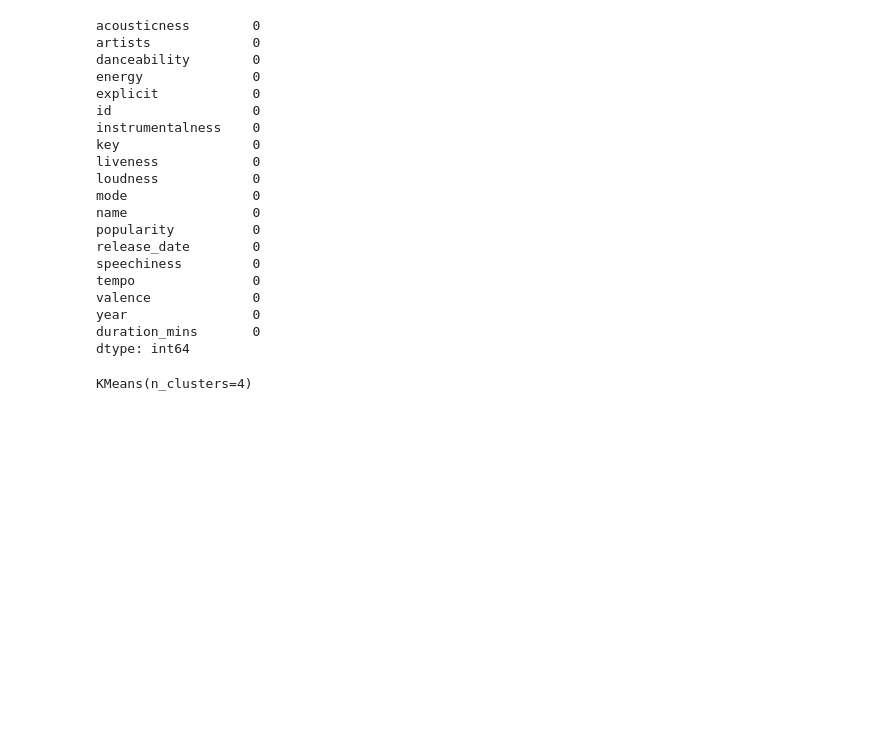
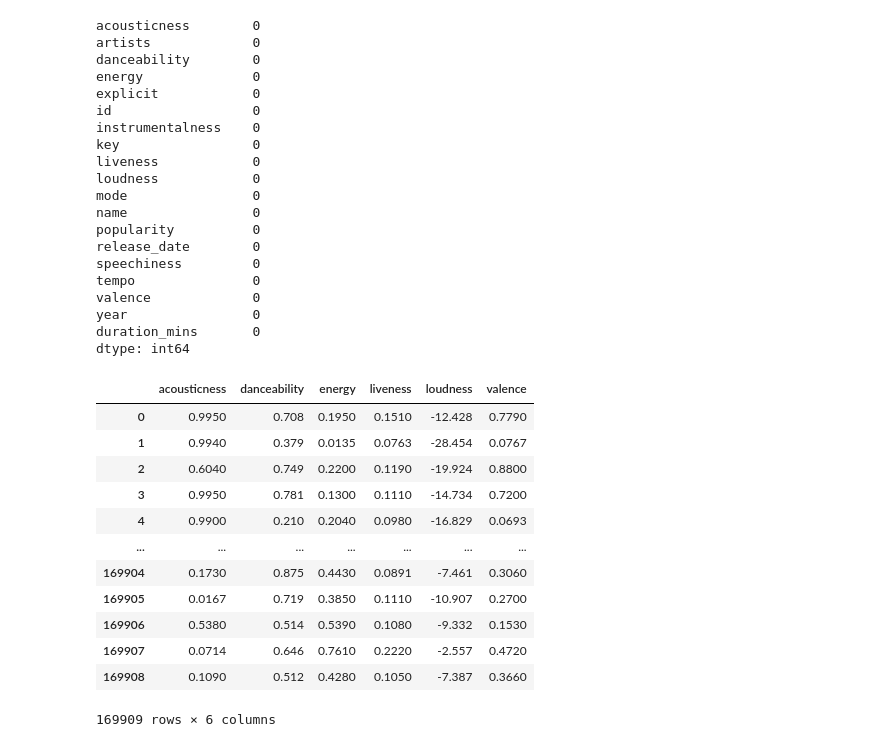
Before and after one commit to DorAzaria/Spotify-Machine-Learning-Project, a Jupyter notebook: SpotifyPredictionMood.ipynb, the cells around one changed output. Saved outputs shown, nothing was run; the diff lists cells and outputs as text; code cells hidden in the pictures; blank space fills up the shorter version.

```diff
--- a/SpotifyPredictionMood.ipynb
+++ b/SpotifyPredictionMood.ipynb
@@ -85,23 +85,37 @@ dtype: int64
 # %%
 ## Drop unnecessary columns
 track_features = df.copy()
 
 
 track_features = track_features.drop(["artists","duration_mins","explicit","id","instrumentalness","key","mode","name","popularity","release_date","speechiness","tempo","year"], axis=1)
 # data.loc[(df.energy >= 0.5 ) & ( df.valence >= 0.5), "mood" ] = 'Happy'
 # data.loc[(df.energy >= 0.5 ) & ( df.valence < 0.5), "mood" ] = 'Angry'
 # data.loc[(df.energy < 0.5 ) & ( df.valence >= 0.5), "mood" ] = 'Calm'
 # data.loc[(df.energy < 0.5 ) & ( df.valence < 0.5), "mood" ] = 'Sad'
 
 # data.loc[(data.mood == 'Happy'), "mood_type" ] = 0
 # data.loc[(data.mood == 'Sad'), "mood_type" ] = 1
 # data.loc[(data.mood == 'Angry'), "mood_type" ] = 2
 # data.loc[(data.mood == 'Calm'), "mood_type" ] = 3
 # data
 km = KMeans(n_clusters=4)
 km.fit(track_features)
+
+track_features
 # %% [output]
+|  | acousticness | danceability | energy | liveness | loudness | valence |
+| 0 | 0.9950 | 0.708 | 0.1950 | 0.1510 | -12.428 | 0.7790 |
+| 1 | 0.9940 | 0.379 | 0.0135 | 0.0763 | -28.454 | 0.0767 |
+| 2 | 0.6040 | 0.749 | 0.2200 | 0.1190 | -19.924 | 0.8800 |
+| 3 | 0.9950 | 0.781 | 0.1300 | 0.1110 | -14.734 | 0.7200 |
+| 4 | 0.9900 | 0.210 | 0.2040 | 0.0980 | -16.829 | 0.0693 |
+| ... | ... | ... | ... | ... | ... | ... |
+| 169904 | 0.1730 | 0.875 | 0.4430 | 0.0891 | -7.461 | 0.3060 |
+| 169905 | 0.0167 | 0.719 | 0.3850 | 0.1110 | -10.907 | 0.2700 |
+| 169906 | 0.5380 | 0.514 | 0.5390 | 0.1080 | -9.332 | 0.1530 |
+| 169907 | 0.0714 | 0.646 | 0.7610 | 0.2220 | -2.557 | 0.4720 |
+| 169908 | 0.1090 | 0.512 | 0.4280 | 0.1050 | -7.387 | 0.3660 |
-KMeans(n_clusters=4)
+169909 rows × 6 columns
 # %%
 output_km = km.predict(track_features)
 df['label'] = output_km
```
Also changed, not shown: parts of 15 cells of this notebook, 4 other files.
